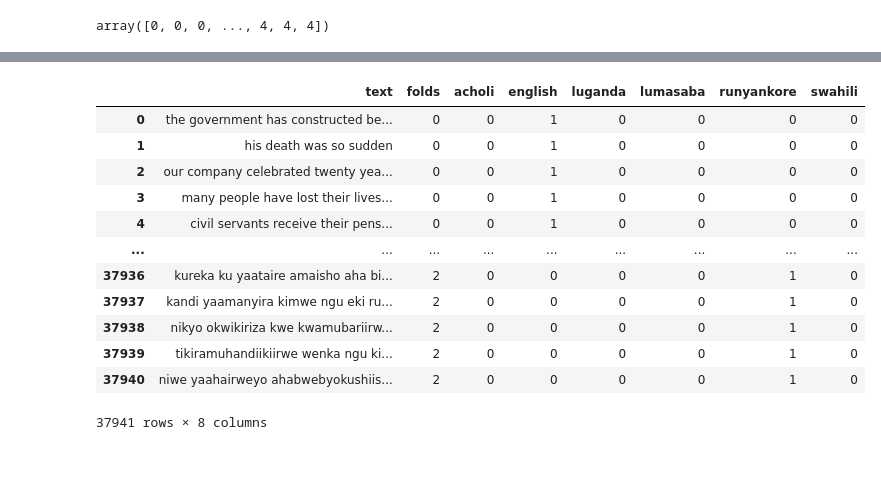
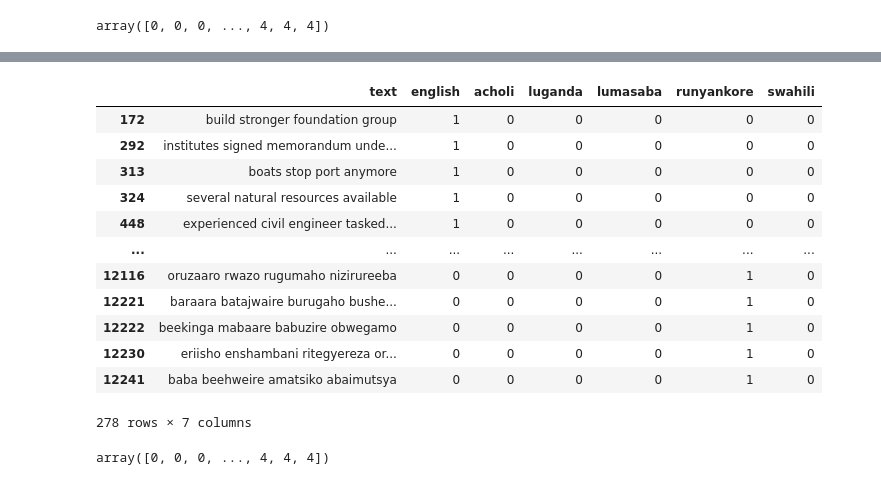
Before and after one commit to marcophillip/language_classification, a Jupyter notebook: notebooks/train.ipynb, the cells around one changed output, grey strips where cells are left out. Cells and saved outputs as stored; diff of their text form; code cells hidden in the pictures.

Commit message:
model stable during inference

```diff
--- a/notebooks/train.ipynb
+++ b/notebooks/train.ipynb
@@ -19,5 +25,5 @@ max_length = config.max_length
 # %%
-new_data = pd.read_csv('../data/processed/processed_1.csv')
+new_data = pd.read_csv('../data/processed/processed_2.csv')
 # %%
 train_data=new_data[new_data.folds.isin([0,1,2])].reset_index(drop=True)
 # train_data=shuffle(train_data).reset_index().drop(columns='index')
@@ -73,23 +79,28 @@ swahili       6000
 dtype: int64
 # %%
 cp_callback = tf.keras.callbacks.ModelCheckpoint(
-                    filepath='/home/g007markphillip/language_classification/weights/weights2/cp-{epoch:04d}.ckpt',
+                    filepath='/home/g007markphillip/language_classification/weights/cp-{epoch:04d}.ckpt',
                     save_weights_only=True,
                     save_freq='epoch')
 
+w_array = np.ones([6,6])
+# w_array[3,0]=10
+w_array[3,1]=10
+# w_array[3,2]=10
+# w_array[3,4]=10
 
 model = transformer()
-optimizer = tf.keras.optimizers.Adam(1e-4)
-# loss = weighted_loss(np.array([2.21132326,0.72121855,1.57183694,0.94453905,0.65898622,1.05391667]))
-# np.array([0.72121855, 2.21132326, 1.57183694, 0.94453905, 0.65898622,
-#        1.05391667])
+optimizer = tf.keras.optimizers.Adam(1e-3)
+loss = WeightedCategoricalCrossentropy(w_array)
+# np.array([2.76560245,0.87037352,1.63233259,1.04079693,0.69032665,0.68144444])
 # 'acholi', 'english', 'luganda', 'lumasaba', 'runyankore',
 #        'swahili'
-model.compile(optimizer=optimizer,loss='categorical_crossentropy',metrics=['accuracy'])
+model.compile(optimizer=optimizer,loss=loss,metrics=['accuracy'])
 model.summary()
+# model.load_weights('/home/g007markphillip/language_classification/weights/cp-0004.ckpt')
 model.fit(train_padded_sequences, train_data[['english','acholi','luganda','lumasaba','runyankore','swahili']].values,
       validation_data=(val_padded_sequences ,val_data[['english','acholi','luganda','lumasaba','runyankore','swahili']].values),
-      epochs=40,
+      epochs=10,
       batch_size=512,
       callbacks=[cp_callback])
 # %% [output]
@@ -186,0 +238,2 @@ Text(0.5, 15.0, 'Y_PRED')
+# %%
+test_data=test_data[['text','english','acholi','luganda','lumasaba','runyankore','swahili']]
@@ -187,16 +281,20 @@ Text(0.5, 15.0, 'Y_PRED')
 # %%
-train_data
+test_data[true_values!=pred_values]
 # %% [output]
-|  | text | folds | acholi | english | luganda | lumasaba | runyankore | swahili |
-| 0 | the government has constructed be... | 0 | 0 | 1 | 0 | 0 | 0 | 0 |
-| 1 | his death was so sudden | 0 | 0 | 1 | 0 | 0 | 0 | 0 |
-| 2 | our company celebrated twenty yea... | 0 | 0 | 1 | 0 | 0 | 0 | 0 |
-| 3 | many people have lost their lives... | 0 | 0 | 1 | 0 | 0 | 0 | 0 |
-| 4 | civil servants receive their pens... | 0 | 0 | 1 | 0 | 0 | 0 | 0 |
-| ... | ... | ... | ... | ... | ... | ... | ... | ... |
-| 37936 | kureka ku yaataire amaisho aha bi... | 2 | 0 | 0 | 0 | 0 | 1 | 0 |
-| 37937 | kandi yaamanyira kimwe ngu eki ru... | 2 | 0 | 0 | 0 | 0 | 1 | 0 |
-| 37938 | nikyo okwikiriza kwe kwamubariirw... | 2 | 0 | 0 | 0 | 0 | 1 | 0 |
-| 37939 | tikiramuhandiikiirwe wenka ngu ki... | 2 | 0 | 0 | 0 | 0 | 1 | 0 |
-| 37940 | niwe yaahairweyo ahabwebyokushiis... | 2 | 0 | 0 | 0 | 0 | 1 | 0 |
+|  | text | english | acholi | luganda | lumasaba | runyankore | swahili |
+| 172 | build stronger foundation group | 1 | 0 | 0 | 0 | 0 | 0 |
+| 292 | institutes signed memorandum unde... | 1 | 0 | 0 | 0 | 0 | 0 |
+| 313 | boats stop port anymore | 1 | 0 | 0 | 0 | 0 | 0 |
+| 324 | several natural resources available | 1 | 0 | 0 | 0 | 0 | 0 |
+| 448 | experienced civil engineer tasked... | 1 | 0 | 0 | 0 | 0 | 0 |
+| ... | ... | ... | ... | ... | ... | ... | ... |
+| 12116 | oruzaaro rwazo rugumaho nizirureeba | 0 | 0 | 0 | 0 | 1 | 0 |
+| 12221 | baraara batajwaire burugaho bushe... | 0 | 0 | 0 | 0 | 1 | 0 |
+| 12222 | beekinga mabaare babuzire obwegamo | 0 | 0 | 0 | 0 | 1 | 0 |
+| 12230 | eriisho enshambani ritegyereza or... | 0 | 0 | 0 | 0 | 1 | 0 |
+| 12241 | baba beehweire amatsiko abaimutsya | 0 | 0 | 0 | 0 | 1 | 0 |
-37941 rows × 8 columns
+278 rows × 7 columns
+# %%
+true_values
+# %% [output]
+array([0, 0, 0, ..., 4, 4, 4])
```
Also changed, not shown: parts of 21 cells of this notebook, 8 other files.
